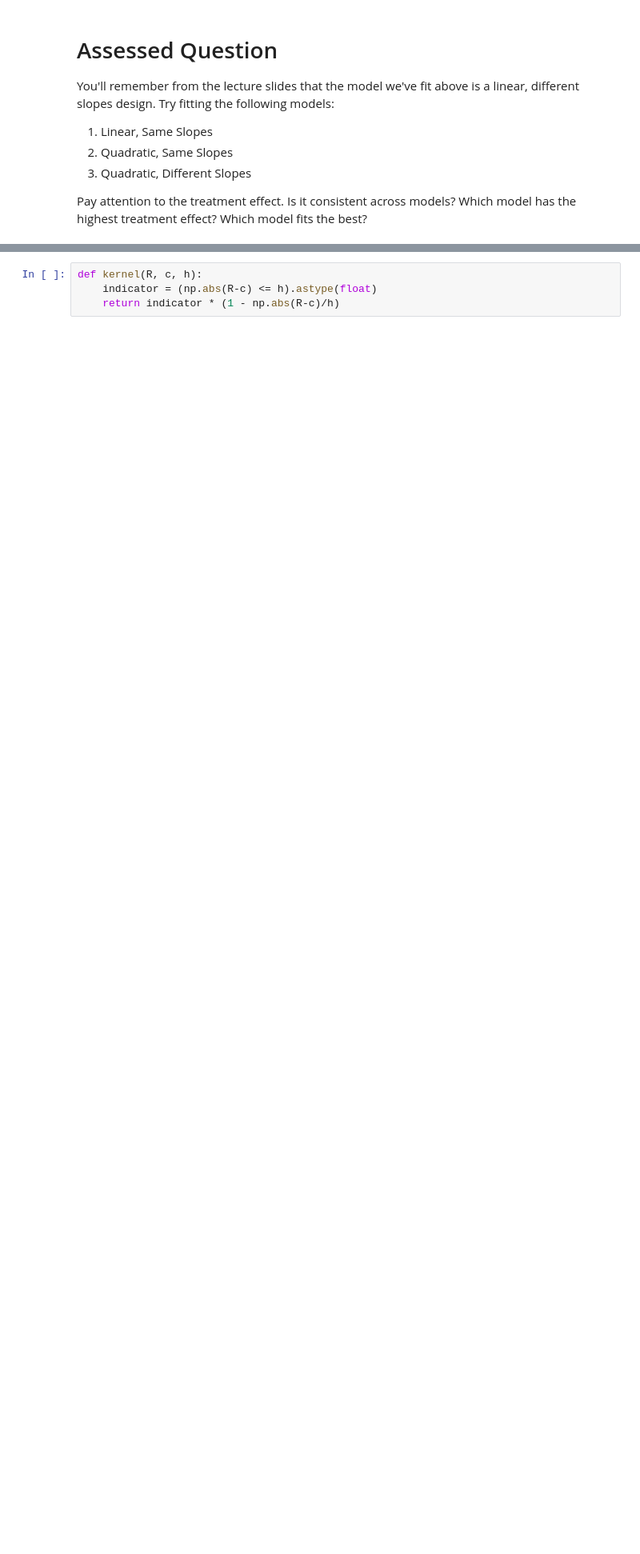
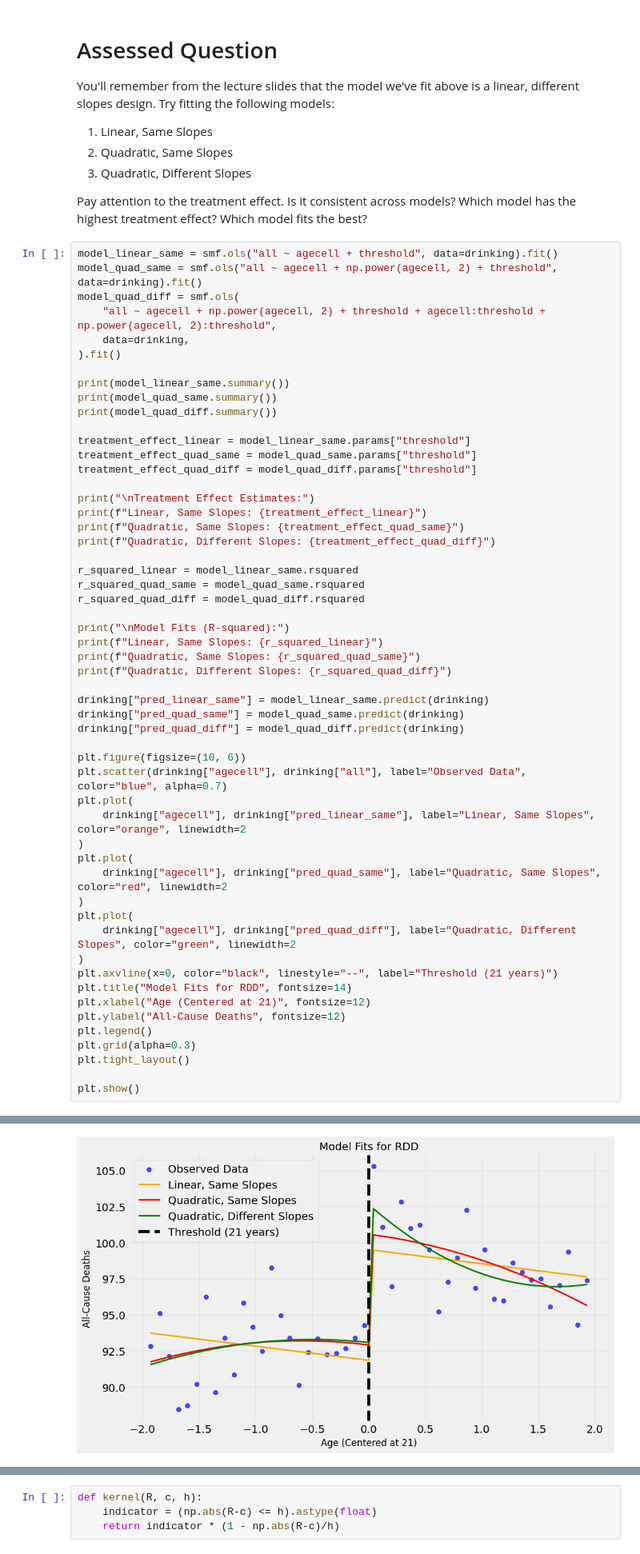
Before and after one commit to YIQISHENG/QM2, a Jupyter notebook: notebooks/W10_regression_discontinuity.ipynb, the cells around one changed output, grey strips where cells are left out. Shown: that part at 80% size. Drawn from its saved outputs; the diff is of its cells as text; blank space fills up the shorter version.

```diff
--- a/notebooks/W10_regression_discontinuity.ipynb
+++ b/notebooks/W10_regression_discontinuity.ipynb
@@ -247,3 +239,58 @@ You'll remember from the lecture slides that the model we've fit above is a line
 3. Quadratic, Different Slopes
 
 Pay attention to the treatment effect. Is it consistent across models? Which model has the highest treatment effect? Which model fits the best?
+# %%
+model_linear_same = smf.ols("all ~ agecell + threshold", data=drinking).fit()
+model_quad_same = smf.ols("all ~ agecell + np.power(agecell, 2) + threshold", data=drinking).fit()
+model_quad_diff = smf.ols(
+    "all ~ agecell + np.power(agecell, 2) + threshold + agecell:threshold + np.power(agecell, 2):threshold",
+    data=drinking,
+).fit()
+
+print(model_linear_same.summary())
+print(model_quad_same.summary())
+print(model_quad_diff.summary())
+
+treatment_effect_linear = model_linear_same.params["threshold"]
+treatment_effect_quad_same = model_quad_same.params["threshold"]
+treatment_effect_quad_diff = model_quad_diff.params["threshold"]
+
+print("\nTreatment Effect Estimates:")
+print(f"Linear, Same Slopes: {treatment_effect_linear}")
+print(f"Quadratic, Same Slopes: {treatment_effect_quad_same}")
+print(f"Quadratic, Different Slopes: {treatment_effect_quad_diff}")
+
+r_squared_linear = model_linear_same.rsquared
+r_squared_quad_same = model_quad_same.rsquared
+r_squared_quad_diff = model_quad_diff.rsquared
+
+print("\nModel Fits (R-squared):")
+print(f"Linear, Same Slopes: {r_squared_linear}")
+print(f"Quadratic, Same Slopes: {r_squared_quad_same}")
+print(f"Quadratic, Different Slopes: {r_squared_quad_diff}")
+
+drinking["pred_linear_same"] = model_linear_same.predict(drinking)
+drinking["pred_quad_same"] = model_quad_same.predict(drinking)
+drinking["pred_quad_diff"] = model_quad_diff.predict(drinking)
+
+plt.figure(figsize=(10, 6))
+plt.scatter(drinking["agecell"], drinking["all"], label="Observed Data", color="blue", alpha=0.7)
+plt.plot(
+    drinking["agecell"], drinking["pred_linear_same"], label="Linear, Same Slopes", color="orange", linewidth=2
+)
+plt.plot(
+    drinking["agecell"], drinking["pred_quad_same"], label="Quadratic, Same Slopes", color="red", linewidth=2
+)
+plt.plot(
+    drinking["agecell"], drinking["pred_quad_diff"], label="Quadratic, Different Slopes", color="green", linewidth=2
+)
+plt.axvline(x=0, color="black", linestyle="--", label="Threshold (21 years)")
+plt.title("Model Fits for RDD", fontsize=14)
+plt.xlabel("Age (Centered at 21)", fontsize=12)
+plt.ylabel("All-Cause Deaths", fontsize=12)
+plt.legend()
+plt.grid(alpha=0.3)
+plt.tight_layout()
+
+plt.show()
+# %% [output]
@@ -249,0 +314 @@ Pay attention to the treatment effect. Is it consistent across models? Which mod
+[figure, added]
```
Also changed, not shown: parts of 11 cells of this notebook.
